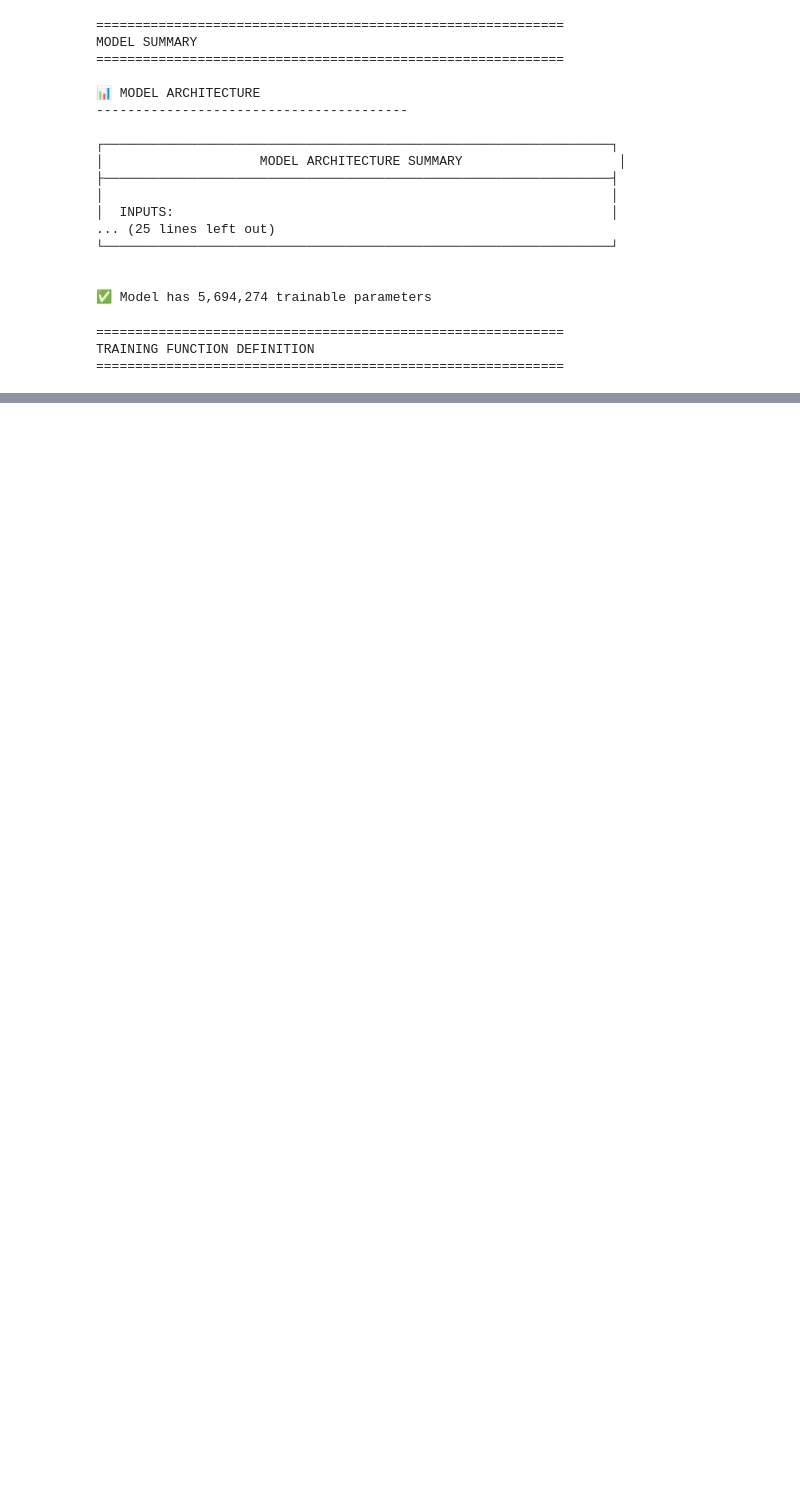
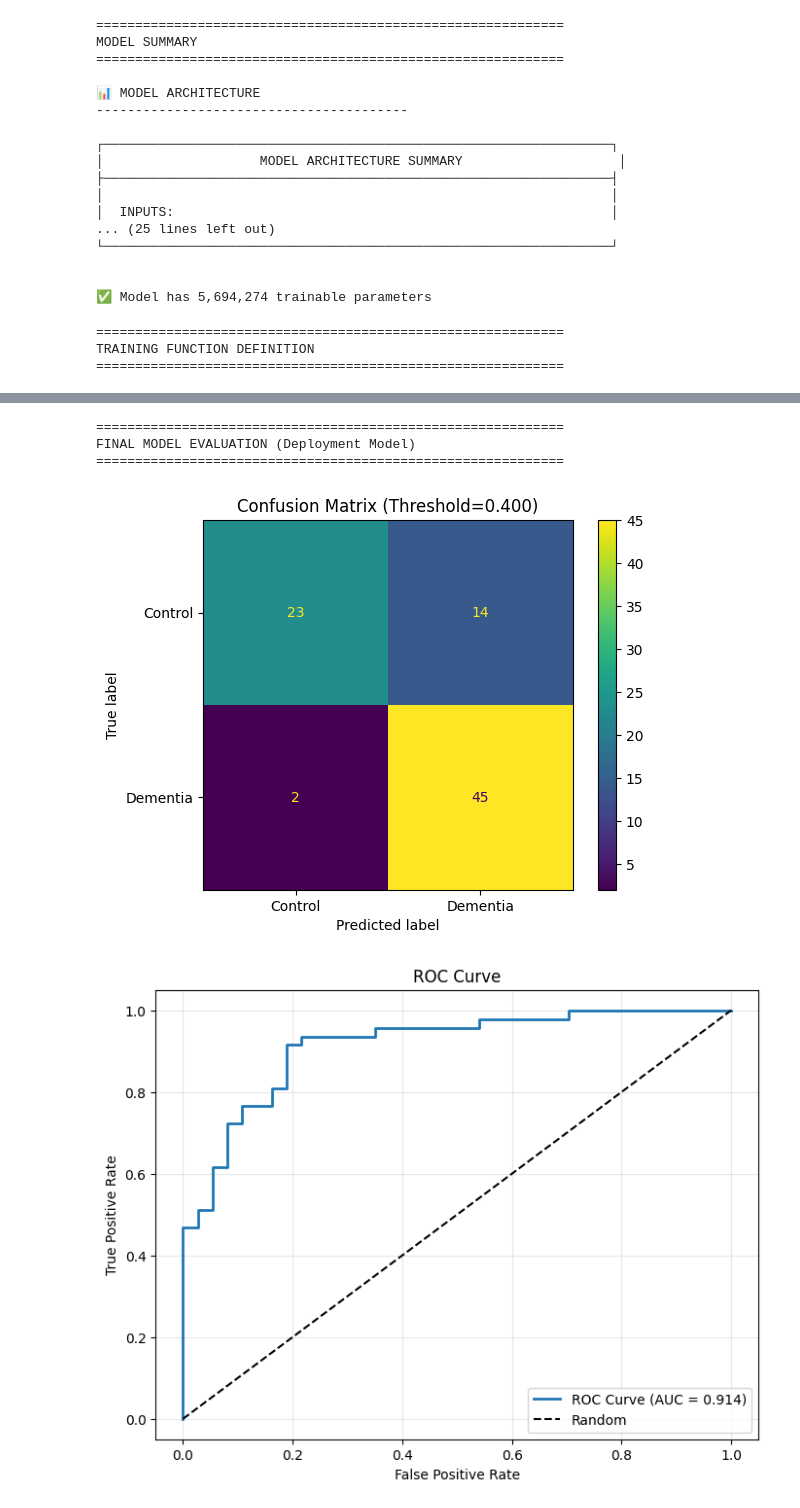
Before and after one commit to VikasPatil64/alzheimers-speech-detection, a Jupyter notebook: notebooks/final.ipynb, the cells around one changed output, grey strips where cells are left out. Drawn from its saved outputs; the diff is of its cells as text; code cells hidden in the pictures; blank space fills up the shorter version.

```diff
--- a/notebooks/final.ipynb
+++ b/notebooks/final.ipynb
@@ -969,0 +938,75 @@ REPORT METRICS & FIGURES
+# %%
+# Cell 13: Evaluation Metrics for FINAL DEPLOYMENT MODEL
+print("\n" + "=" * 60)
+print("FINAL MODEL EVALUATION (Deployment Model)")
+print("=" * 60)
+
+from sklearn.metrics import (
+    confusion_matrix, ConfusionMatrixDisplay, roc_curve, auc,
+    recall_score, precision_score, f1_score, accuracy_score
+)
+
+# Evaluate final_model on single validation split for consistent report
+final_model.eval()
+with torch.no_grad():
+    X_audio_eval = torch.FloatTensor(audio_emb[val_idx_single]).to(device)
+    X_text_eval = torch.FloatTensor(text_emb[val_idx_single]).to(device)
+    X_clinical_eval = torch.FloatTensor(clinical_features[val_idx_single]).to(device)
+
+    outputs_eval = final_model(X_audio_eval, X_text_eval, X_clinical_eval)
+    probs_eval = torch.softmax(outputs_eval, dim=1).cpu().numpy()
+    y_prob = probs_eval[:, 1]
+    y_pred = (y_prob >= best_threshold).astype(int)
+    y_true = y[val_idx_single]
+
+# Confusion matrix
+cm = confusion_matrix(y_true, y_pred)
+tn, fp, fn, tp = cm.ravel()
+
+disp = ConfusionMatrixDisplay(confusion_matrix=cm, display_labels=["Control", "Dementia"])
+disp.plot()
+plt.title(f"Confusion Matrix (Threshold={best_threshold:.3f})")
+plt.savefig(os.path.join(MODEL_SAVE_PATH, "confusion_matrix.png"), dpi=150)
+plt.show()
+
+# ROC
+fpr, tpr, _ = roc_curve(y_true, y_prob)
+roc_auc = auc(fpr, tpr)
+
+plt.figure(figsize=(8, 6))
+plt.plot(fpr, tpr, label=f"ROC Curve (AUC = {roc_auc:.3f})", linewidth=2)
+plt.plot([0, 1], [0, 1], "k--", label="Random")
+plt.xlabel("False Positive Rate")
+plt.ylabel("True Positive Rate")
+plt.title("ROC Curve")
+plt.legend()
+plt.grid(True, alpha=0.3)
+plt.savefig(os.path.join(MODEL_SAVE_PATH, "roc_curve.png"), dpi=150)
+plt.show()
+
+# Core metrics
+acc = accuracy_score(y_true, y_pred)
+prec = precision_score(y_true, y_pred, zero_division=0)
+rec = recall_score(y_true, y_pred, zero_division=0)  # sensitivity
+f1 = f1_score(y_true, y_pred, zero_division=0)
+specificity = tn / (tn + fp) if (tn + fp) > 0 else 0.0
+npv = tn / (tn + fn) if (tn + fn) > 0 else 0.0
+
+print(f"\n📊 Final Report Metrics (model used for prediction)")
+print(f"   Accuracy:    {acc*100:.2f}%")
+print(f"   Precision:   {prec:.4f}")
+print(f"   Recall/Sens: {rec:.4f}")
+print(f"   Specificity: {specificity:.4f}")
+print(f"   F1-Score:    {f1:.4f}")
+print(f"   AUC-ROC:     {roc_auc:.4f}")
+print(f"\nConfusion Matrix: TN={tn}, FP={fp}, FN={fn}, TP={tp}")
+print(f"NPV: {npv:.4f}")
+
+print("\nClassification Report:")
+print(classification_report(y_true, y_pred, target_names=["Control", "Dementia"], zero_division=0))
+# %% [output]
+============================================================
+FINAL MODEL EVALUATION (Deployment Model)
+============================================================
+[figure, added]
+[figure, added]
```
Also changed, not shown: parts of 14 cells of this notebook, 2 other files.
